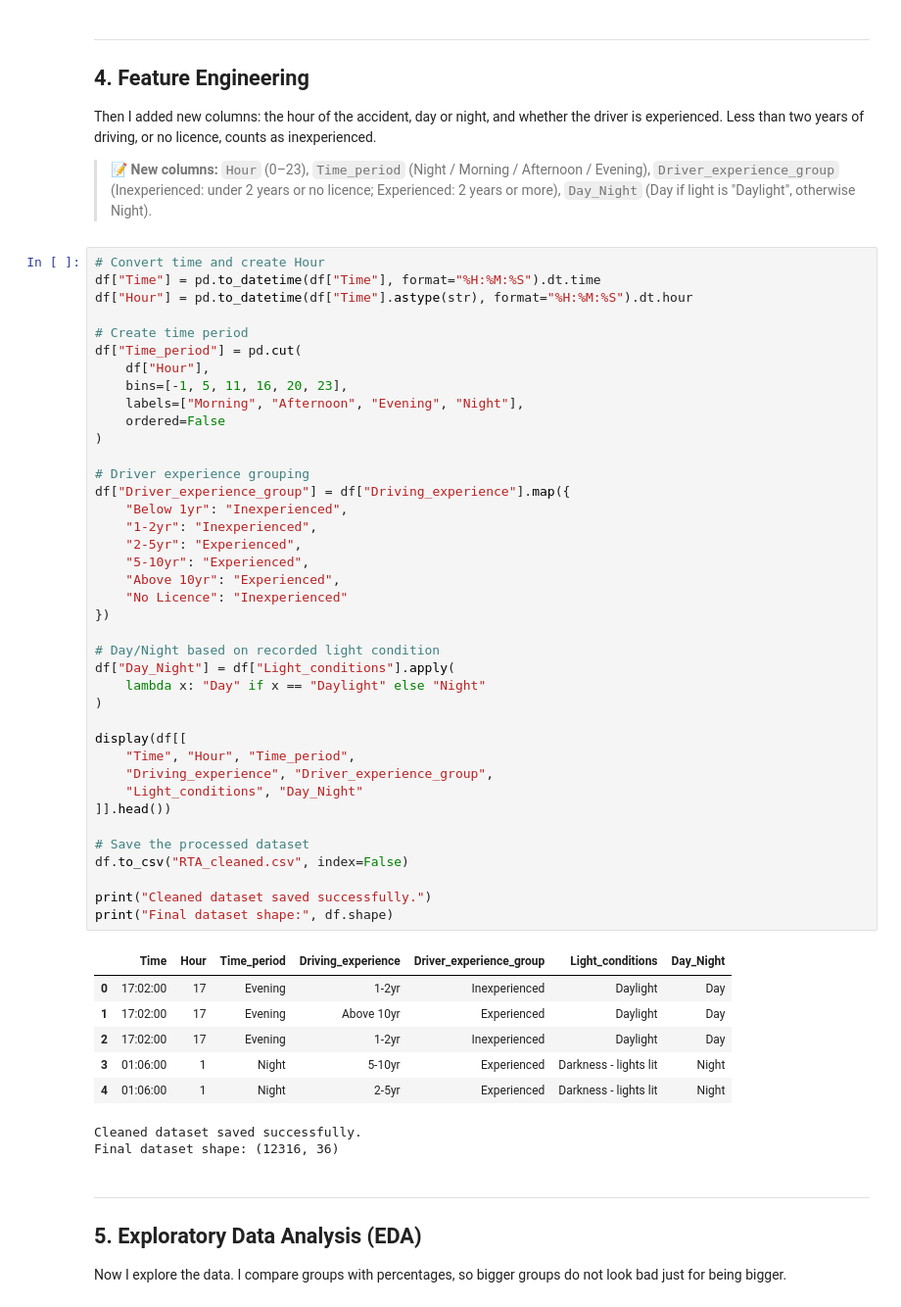
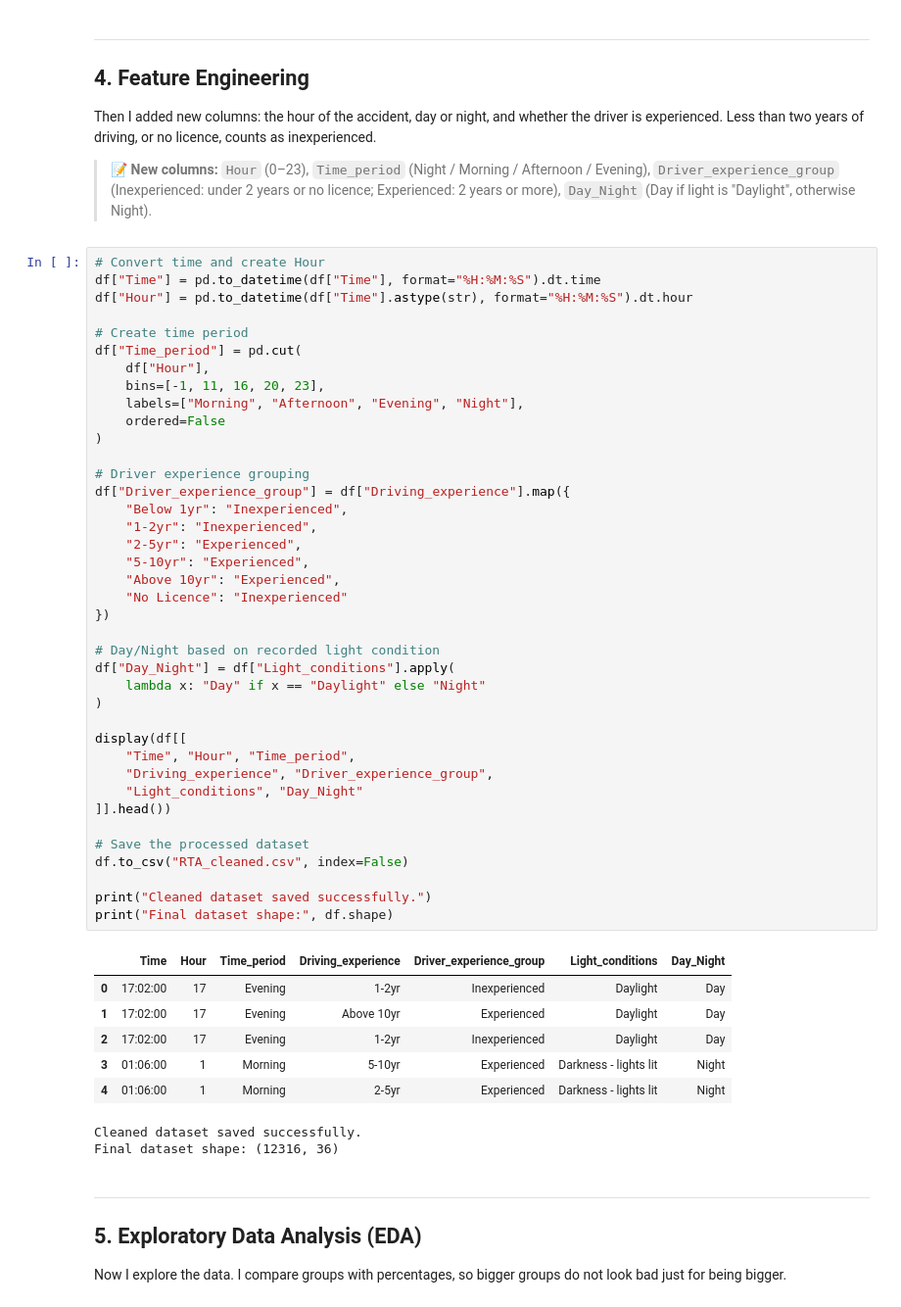
Before and after one commit to Adeen0504/Road-Traffic-Accident-Analysis, a Jupyter notebook: Accident_Analysis_Project.ipynb, the cells around one changed output. Shown at 98% size. Cells and saved outputs as stored; diff of their text form.

```diff
--- a/Accident_Analysis_Project.ipynb
+++ b/Accident_Analysis_Project.ipynb
@@ -140,7 +140,7 @@ df["Hour"] = pd.to_datetime(df["Time"].astype(str), format="%H:%M:%S").dt.hour
 # Create time period
 df["Time_period"] = pd.cut(
     df["Hour"],
-    bins=[-1, 5, 11, 16, 20, 23],
+    bins=[-1, 11, 16, 20, 23],
     labels=["Morning", "Afternoon", "Evening", "Night"],
     ordered=False
 )
@@ -149,35 +149,35 @@ df["Time_period"] = pd.cut(
 df["Driver_experience_group"] = df["Driving_experience"].map({
     "Below 1yr": "Inexperienced",
     "1-2yr": "Inexperienced",
     "2-5yr": "Experienced",
     "5-10yr": "Experienced",
     "Above 10yr": "Experienced",
     "No Licence": "Inexperienced"
 })
 
 # Day/Night based on recorded light condition
 df["Day_Night"] = df["Light_conditions"].apply(
     lambda x: "Day" if x == "Daylight" else "Night"
 )
 
 display(df[[
     "Time", "Hour", "Time_period",
     "Driving_experience", "Driver_experience_group",
     "Light_conditions", "Day_Night"
 ]].head())
 
 # Save the processed dataset
 df.to_csv("RTA_cleaned.csv", index=False)
 
 print("Cleaned dataset saved successfully.")
 print("Final dataset shape:", df.shape)
 # %% [output]
 |  | Time | Hour | Time_period | Driving_experience | Driver_experience_group | Light_conditions | Day_Night |
 | 0 | 17:02:00 | 17 | Evening | 1-2yr | Inexperienced | Daylight | Day |
 | 1 | 17:02:00 | 17 | Evening | Above 10yr | Experienced | Daylight | Day |
 | 2 | 17:02:00 | 17 | Evening | 1-2yr | Inexperienced | Daylight | Day |
-| 3 | 01:06:00 | 1 | Night | 5-10yr | Experienced | Darkness - lights lit | Night |
-| 4 | 01:06:00 | 1 | Night | 2-5yr | Experienced | Darkness - lights lit | Night |
+| 3 | 01:06:00 | 1 | Morning | 5-10yr | Experienced | Darkness - lights lit | Night |
+| 4 | 01:06:00 | 1 | Morning | 2-5yr | Experienced | Darkness - lights lit | Night |
 Cleaned dataset saved successfully.
 Final dataset shape: (12316, 36)
 # %% [markdown]
```
Also changed, not shown: parts of 4 cells of this notebook, 5 other files.
